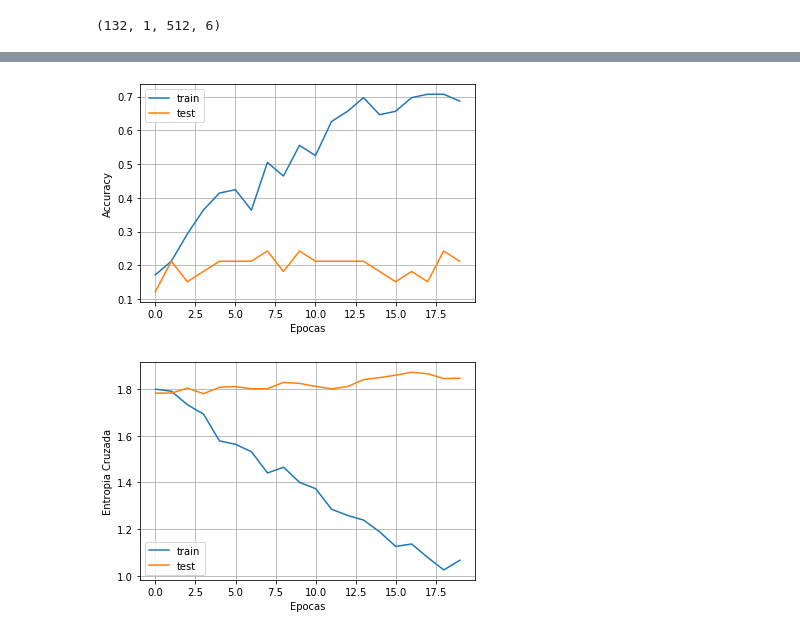
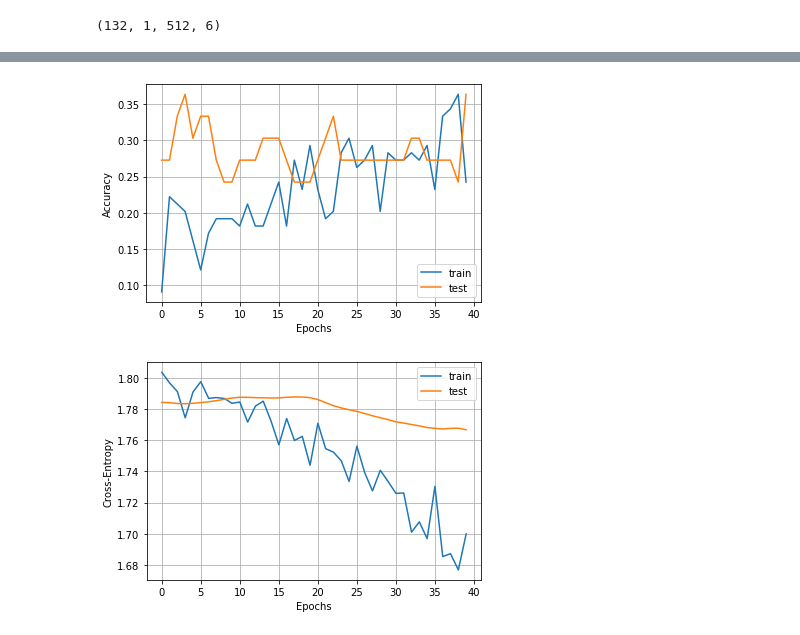
Before and after one commit to EdgarMoyete/HablaImaginada-DeepLearning, a Jupyter notebook: CNN1D-LSTM-TrainTest-Yo.ipynb, the cells around one changed output, grey strips where cells are left out. Drawn from its saved outputs; the diff is of its cells as text; code cells hidden in the pictures.

```diff
--- a/CNN1D-LSTM-TrainTest-Yo.ipynb
+++ b/CNN1D-LSTM-TrainTest-Yo.ipynb
@@ -13,5 +23,5 @@ from tensorflow.keras.layers import TimeDistributed, Conv1D, MaxPool1D, Flatten,
 # %%
-datos = pd.read_csv("Submuestreo01.csv", header=None)
+datos = pd.read_csv("/content/drive/My Drive/HablaImaginadaDL/Submuestreo01.csv", header=None)
 x = datos.iloc[:, 0:3072]
 y = datos.iloc[:, 3072]
 # %%
@@ -50,11 +60,11 @@ print(x.shape)
 x_train, x_test, y_train, y_test = train_test_split(x, y)
 # %%
 model = Sequential()
-model.add(TimeDistributed(Conv1D(32, 7, activation='relu'), input_shape=(None,512,6)))
-model.add(TimeDistributed(Conv1D(64, 7, activation='relu')))
+model.add(TimeDistributed(Conv1D(4, 7, activation='relu'), input_shape=(None,512,6)))
+model.add(TimeDistributed(Conv1D(8, 7, activation='relu')))
 model.add(TimeDistributed(Flatten()))
-model.add(LSTM(16))
-model.add(Dropout(0.2))
-model.add(Dense(64, activation='relu'))
-model.add(Dropout(0.2))
+model.add(LSTM(8))
+model.add(Dropout(0.5))
+model.add(Dense(32, activation='relu'))
+model.add(Dropout(0.5))
 model.add(Dense(n_classes, activation='softmax'))
@@ -61,5 +75,8 @@ model.add(Dense(n_classes, activation='softmax'))
 # %%
-model.compile(optimizer='adam', loss='sparse_categorical_crossentropy', metrics=['accuracy'])
+optimizer = Adam(lr=1e-4)
+model.compile(optimizer=optimizer,
+              loss='sparse_categorical_crossentropy',
+              metrics=['accuracy'])
 # %%
 model.summary()
 # %% [output]
@@ -81,5 +98,6 @@ Trainable params: 2,066,342
 Non-trainable params: 0
 _________________________________________________________________
 # %%
-history = model.fit(x_train, y_train, epochs = 20, batch_size = 64, validation_data=(x_test, y_test))
+history = model.fit(x_train, y_train, epochs = 40, batch_size = 64,
+                    validation_data=(x_test, y_test), verbose=2)
 # %% [output]
@@ -111,20 +129,20 @@ Test accuracy: 0.21212122
 # %%
 plt.plot(history.history['acc'])
 plt.plot(history.history['val_acc'])
 plt.grid()
-plt.xlabel('Epocas')
+plt.xlabel('Epochs')
 plt.ylabel('Accuracy')
 plt.legend(['train', 'test'])
 plt.show()
 # %% [output]
-[figure, old version]
+[figure, new version]
 # %%
 plt.plot(history.history['loss'])
 plt.plot(history.history['val_loss'])
 plt.grid()
-plt.xlabel('Epocas')
-plt.ylabel('Entropia Cruzada')
+plt.xlabel('Epochs')
+plt.ylabel('Cross-Entropy')
 plt.legend(['train', 'test'])
 plt.show()
 # %% [output]
-[figure, old version]
+[figure, new version]
```
Also changed, not shown: parts of 9 cells of this notebook, 8 other files.
